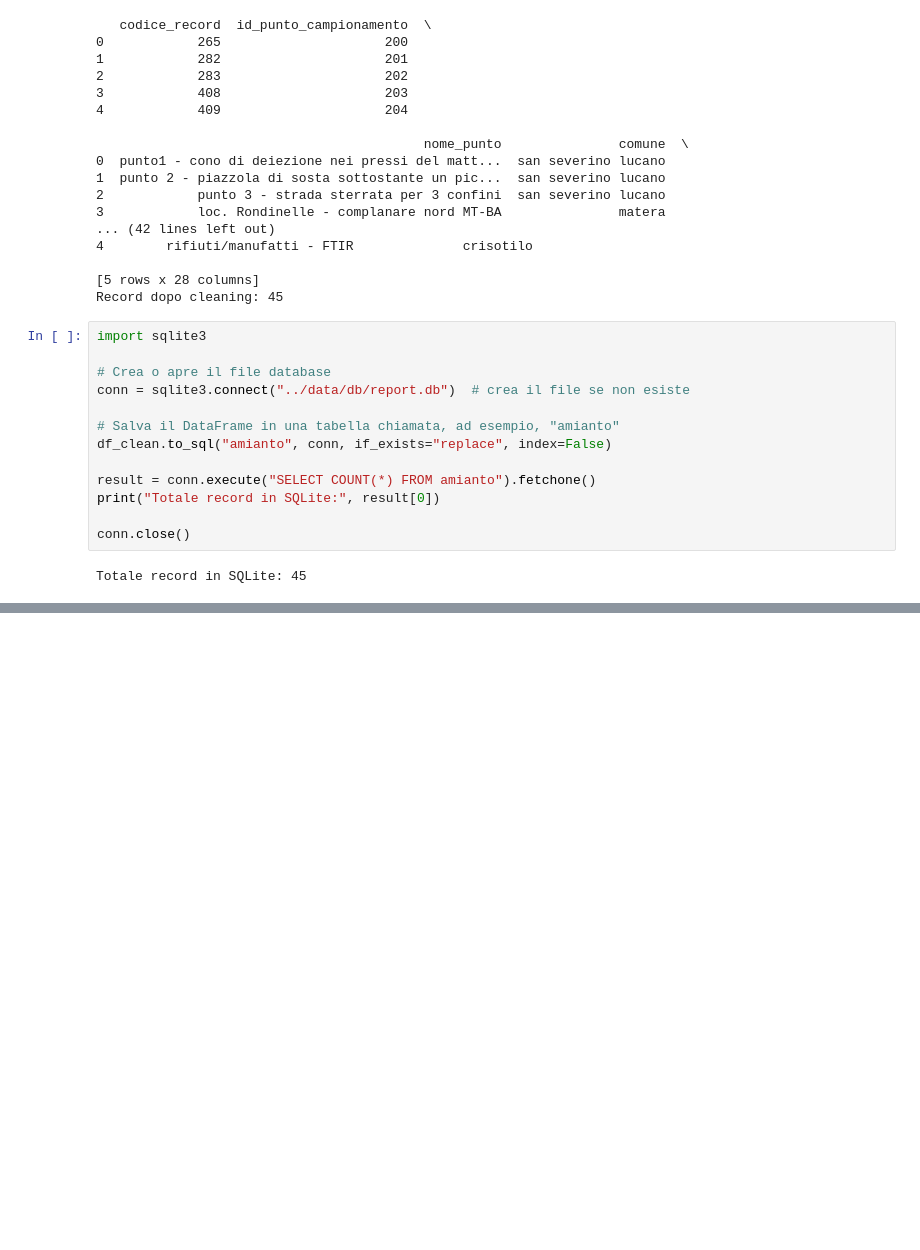
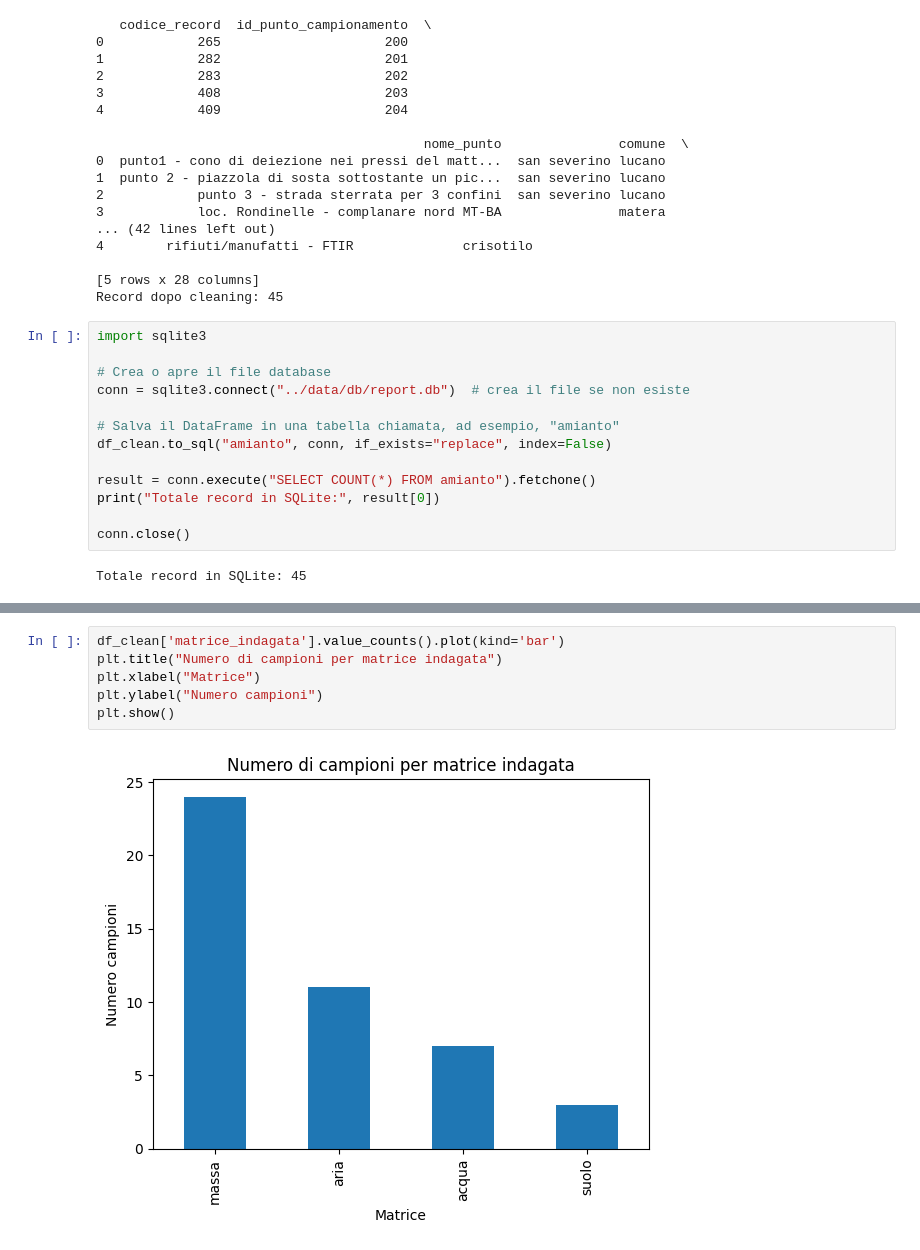
Before and after one commit to WilDev-fp/Python, a Jupyter notebook: src/uploadFile.ipynb, the cells around one changed output, grey strips where cells are left out. Cells and saved outputs as stored; diff of their text form; blank space fills up the shorter version.

```diff
--- a/src/uploadFile.ipynb
+++ b/src/uploadFile.ipynb
@@ -107,0 +118,8 @@ plt.show()
+# %%
+df_clean['matrice_indagata'].value_counts().plot(kind='bar')
+plt.title("Numero di campioni per matrice indagata")
+plt.xlabel("Matrice")
+plt.ylabel("Numero campioni")
+plt.show()
+# %% [output]
+[figure, added]
```
Also changed, not shown: parts of 5 cells of this notebook.
